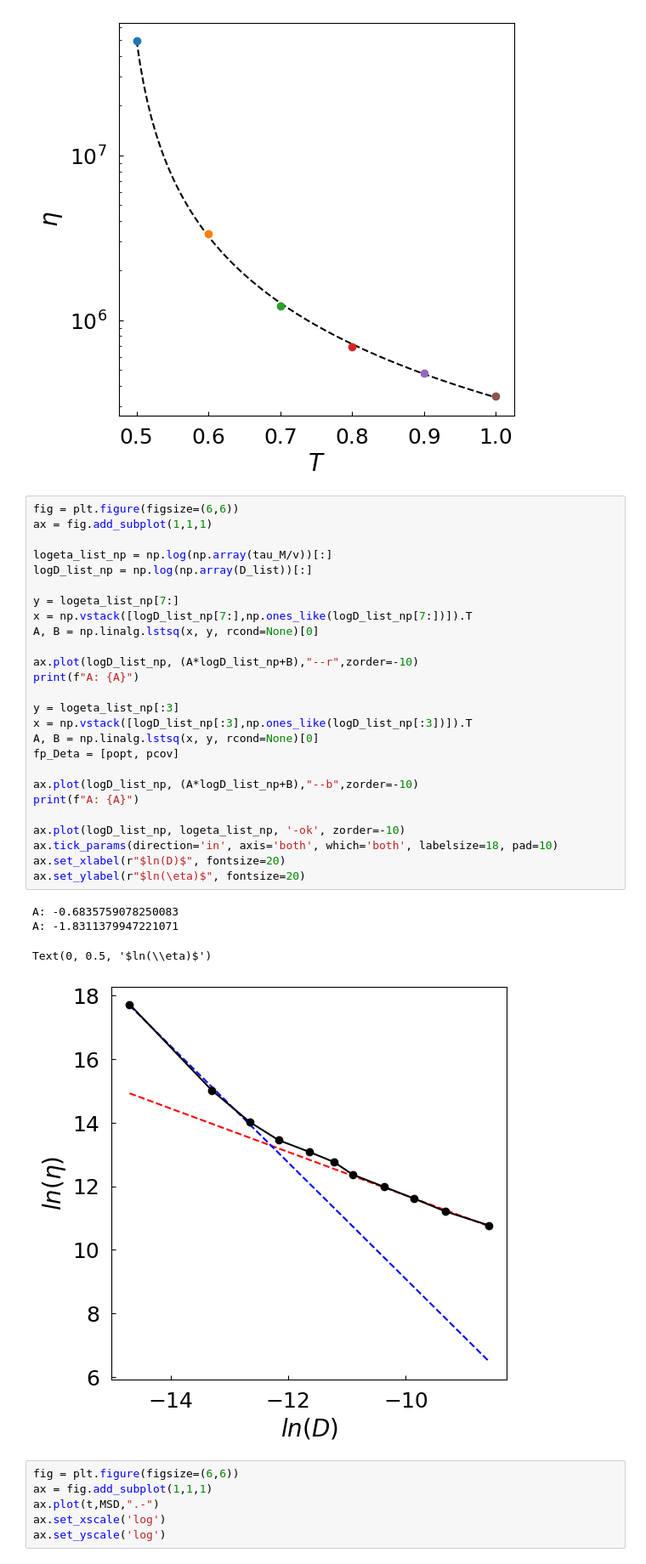
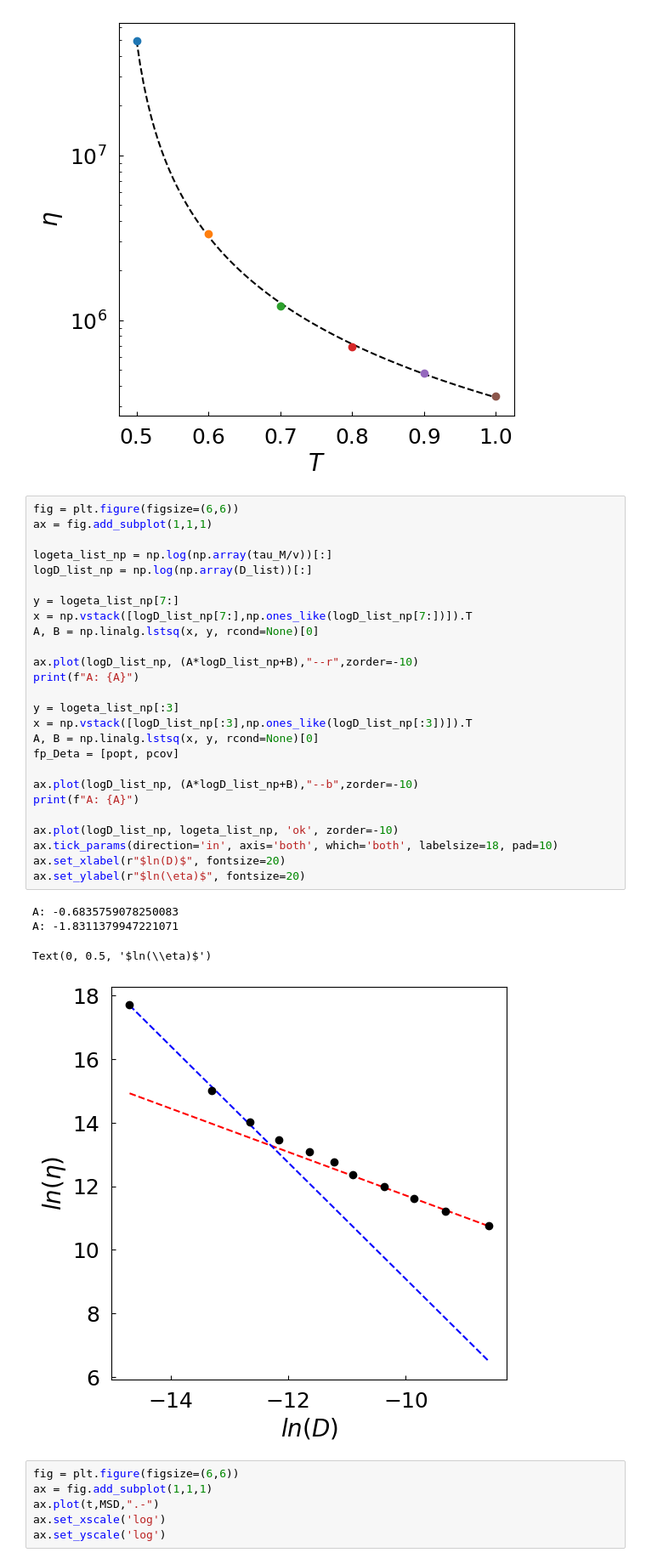
Before and after one commit to ch-tung/bicontinuous_tauM, a Jupyter notebook: rho_1.2/time_correlation/msd.ipynb, the cells around one changed output. Shown at 85% size. Drawn from its saved outputs; the diff is of its cells as text.

Commit message:
curve fitting

```diff
--- a/rho_1.2/time_correlation/msd.ipynb
+++ b/rho_1.2/time_correlation/msd.ipynb
@@ -180,34 +180,34 @@ T_C: 0.47973877660688846, A: 124601.57983442668, B: 1.5364256367289684
 # %%
 fig = plt.figure(figsize=(6,6))
 ax = fig.add_subplot(1,1,1)
 
 logeta_list_np = np.log(np.array(tau_M/v))[:]
 logD_list_np = np.log(np.array(D_list))[:]
 
 y = logeta_list_np[7:]
 x = np.vstack([logD_list_np[7:],np.ones_like(logD_list_np[7:])]).T
 A, B = np.linalg.lstsq(x, y, rcond=None)[0]
 
 ax.plot(logD_list_np, (A*logD_list_np+B),"--r",zorder=-10)
 print(f"A: {A}")
 
 y = logeta_list_np[:3]
 x = np.vstack([logD_list_np[:3],np.ones_like(logD_list_np[:3])]).T
 A, B = np.linalg.lstsq(x, y, rcond=None)[0]
 fp_Deta = [popt, pcov]
 
 ax.plot(logD_list_np, (A*logD_list_np+B),"--b",zorder=-10)
 print(f"A: {A}")
 
-ax.plot(logD_list_np, logeta_list_np, '-ok', zorder=-10)
+ax.plot(logD_list_np, logeta_list_np, 'ok', zorder=-10)
 ax.tick_params(direction='in', axis='both', which='both', labelsize=18, pad=10)
 ax.set_xlabel(r"$ln(D)$", fontsize=20)
 ax.set_ylabel(r"$ln(\eta)$", fontsize=20)
 # %% [output]
 A: -0.6835759078250083
 A: -1.8311379947221071
 Text(0, 0.5, '$ln(\\eta)$')
-[figure, old version]
+[figure, new version]
 # %%
 fig = plt.figure(figsize=(6,6))
 ax = fig.add_subplot(1,1,1)
```
